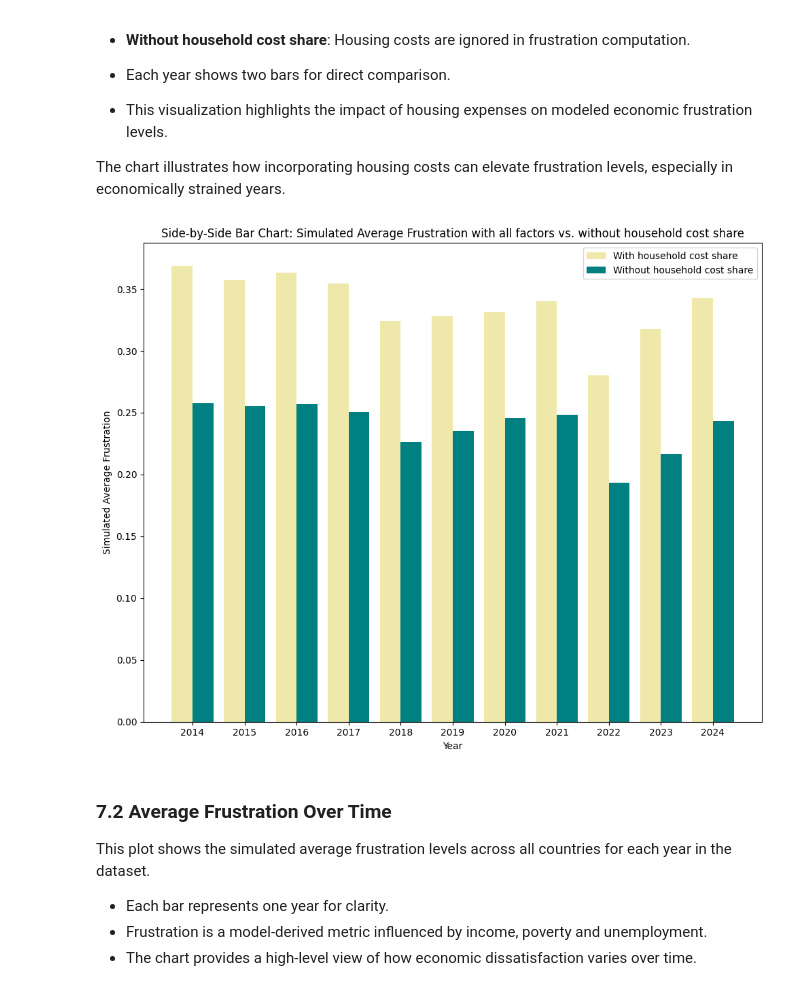
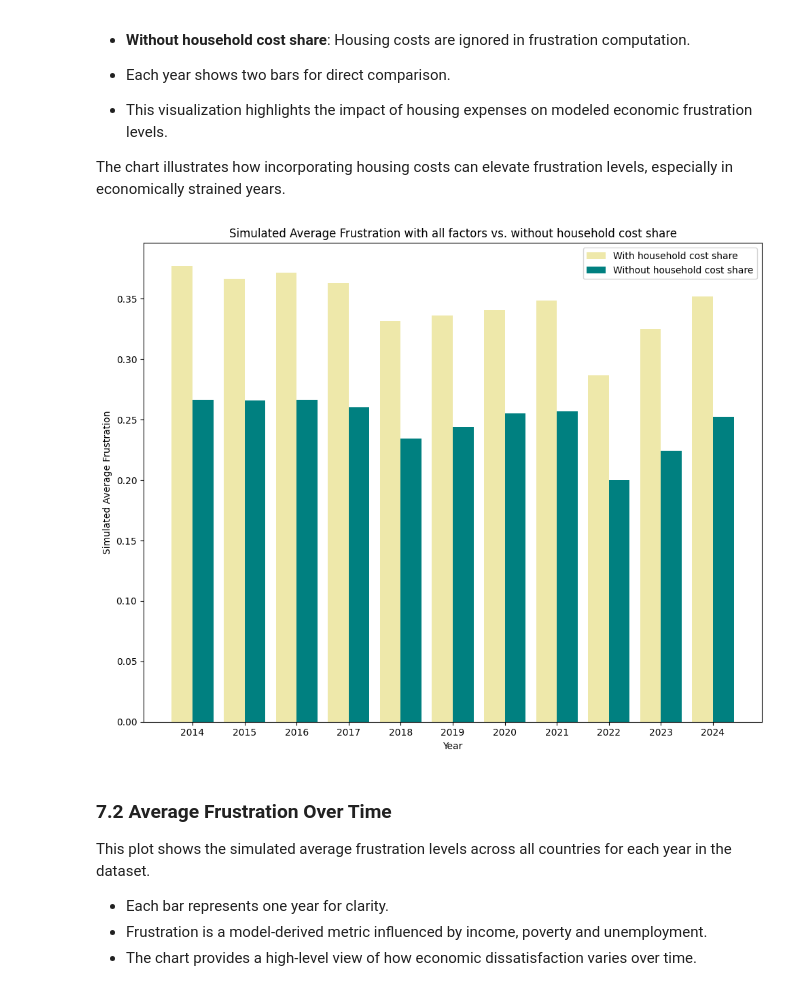
Before and after one commit to tinasophie15/CMSS_Project_Group_15, a Jupyter notebook: src/cmss_group_15.ipynb, the cells around one changed output. Cells and saved outputs as stored; diff of their text form; code cells hidden in the pictures.

```diff
--- a/src/cmss_group_15.ipynb
+++ b/src/cmss_group_15.ipynb
@@ -351,7 +351,7 @@ class PersonAgent(Agent):
         self.frustration = float(max(0, (region_avg - self.effective_income) / region_avg))
         self.frustration = float(min(1, self.frustration + self.unemployment_rate  * 0.5))
         if self.poverty_flag:
-            self.frustration = float(min(1, self.frustration + 0.2))  # amplify if in poverty
+            self.frustration = float(min(1, self.frustration + 0.25))  # amplify if in poverty
 
     def step(self) -> None:
         partner: PersonAgent = self.random.choice(self.model.agents)
@@ -363,8 +363,8 @@ class PersonAgent(Agent):
         if delta < self.tolerance and delta < partner.tolerance:
             mu = self.model.mu
             opinion1, opinion2 = self.opinion, partner.opinion
-            self.opinion += mu * (opinion2 - opinion1) + noise1
-            partner.opinion += mu * (opinion1 - opinion2) + noise2
+            self.opinion += mu * (opinion2 - opinion1) * (1-self.frustration) + noise1
+            partner.opinion += mu * (opinion1 - opinion2) * (1-partner.frustration) + noise2
             # Ensure to stay in a valid range
             self.opinion = min(max(self.opinion, 0), 1)
             partner.opinion = min(max(partner.opinion, 0), 1)
@@ -442,6 +454,9 @@ class InequalityModel(Model):
 mean_frustrations_over_years_all_factors = {}
 mean_frustrations_dict_over_years_all_factors = {}
 mean_opinions_over_years_all_factors = {}
+mean_opinions_dict_over_years_all_factors = {}
+std_opinions_over_years_all_factors = {}
+std_opinions_dict_over_years_all_factors = {}
 poverty_dict_all_factors = {}
 poverty_mean_all_factors = {}
 
@@ -453,19 +468,25 @@ for year in relevant_years:
     df_region_data = merge_dataframes([mean_incomes, gini_coefficients, household_costs, unemployment_rate], key="geo")
 
     model = InequalityModel(region_data=df_region_data, synthetic_incomes=income_distributions[year], agents_per_region=NUM_AGENTS_PER_REGION, mu=SHIFT_RATE)
-    model_df, agent_df = model.run_simulation(NUM_STEPS)
+    model_df_sim_1, agent_df_sim_1 = model.run_simulation(NUM_STEPS)
 
-    mean_frustrations_over_years_all_factors[year] = model_df["FrustrationMean"].values[0]
-    mean_frustrations_dict_over_years_all_factors[year] = model_df["FrustrationMeanByRegion"]
-    mean_opinions_over_years_all_factors[year] = model_df["OpinionMean"].values[0]
-    poverty_mean_all_factors[year] = model_df["poverty_mean"].values[0]
-    poverty_dict_all_factors[year] = model_df["PovertyMeanByRegion"]
+    mean_frustrations_over_years_all_factors[year] = model_df_sim_1["FrustrationMean"].values[0]
+    mean_frustrations_dict_over_years_all_factors[year] = model_df_sim_1["FrustrationMeanByRegion"]
+    mean_opinions_over_years_all_factors[year] = model_df_sim_1["OpinionMean"].values[0]
+    mean_opinions_dict_over_years_all_factors[year] = model_df_sim_1["OpinionMeanByRegion"]
+    std_opinions_over_years_all_factors[year] = model_df_sim_1["OpinionSTD"].values[0]
+    std_opinions_dict_over_years_all_factors[year] = model_df_sim_1["OpinionSTDByRegion"]
+    poverty_mean_all_factors[year] = model_df_sim_1["poverty_mean"].values[0]
+    poverty_dict_all_factors[year] = model_df_sim_1["PovertyMeanByRegion"]
 # %% [markdown]
 ### 6.2 Run model and exclude only household share costs
 # %%
 mean_frustrations_over_years_exclude_household_share = {}
 mean_frustrations_dict_over_years_exclude_household_share = {}
 mean_opinions_over_years_exclude_household_share = {}
+mean_opinions_dict_over_years_exclude_household_share = {}
+std_opinions_over_years_exclude_household_share = {}
+std_opinions_dict_over_years_exclude_household_share = {}
 poverty_dict_exclude_household_share = {}
 poverty_mean_exclude_household_share = {}
 
@@ -476,10 +497,13 @@ for year in relevant_years:
     df_region_data = merge_dataframes([mean_incomes, gini_coefficients, unemployment_rate], key="geo")
 
     model = InequalityModel(region_data=df_region_data, synthetic_incomes=income_distributions[year], agents_per_region=NUM_AGENTS_PER_REGION, mu=SHIFT_RATE)
-    model_df, agent_df = model.run_simulation(NUM_STEPS)
+    model_df_sim_2, agent_df_sim_2 = model.run_simulation(NUM_STEPS)
 
-    mean_frustrations_over_years_exclude_household_share[year] = model_df["FrustrationMean"].values[0]
-    mean_frustrations_dict_over_years_exclude_household_share[year] = model_df["FrustrationMeanByRegion"]
-    mean_opinions_over_years_exclude_household_share[year] = model_df["OpinionMean"].values[0]
-    poverty_mean_exclude_household_share[year] = model_df["poverty_mean"].values[0]
-    poverty_dict_exclude_household_share[year] = model_df["PovertyMeanByRegion"]
+    mean_frustrations_over_years_exclude_household_share[year] = model_df_sim_2["FrustrationMean"].values[0]
+    mean_frustrations_dict_over_years_exclude_household_share[year] = model_df_sim_2["FrustrationMeanByRegion"]
+    mean_opinions_over_years_exclude_household_share[year] = model_df_sim_2["OpinionMean"].values[0]
+    mean_opinions_dict_over_years_exclude_household_share[year] = model_df_sim_2["OpinionMeanByRegion"]
+    std_opinions_over_years_exclude_household_share[year] = model_df_sim_2["OpinionSTD"].values[0]
+    std_opinions_dict_over_years_exclude_household_share[year] = model_df_sim_2["OpinionSTDByRegion"]
+    poverty_mean_exclude_household_share[year] = model_df_sim_2["poverty_mean"].values[0]
+    poverty_dict_exclude_household_share[year] = model_df_sim_2["PovertyMeanByRegion"]
@@ -500,23 +546,23 @@ The chart illustrates how incorporating housing costs can elevate frustration le
 # %%
 x = np.arange(len(relevant_years))  # numeric positions for shared years
 bar_width = 0.4
 
 # Plot bars
 plt.figure(figsize=(10, 8))
 plt.bar(x - bar_width/2, list(mean_frustrations_over_years_all_factors.values()), width=bar_width, label='With household cost share', color='palegoldenrod')
 plt.bar(x + bar_width/2, list(mean_frustrations_over_years_exclude_household_share.values()), width=bar_width, label='Without household cost share', color='teal')
 
 # Axis labels and ticks
 plt.xticks(x, relevant_years)
 plt.xlabel("Year")
 plt.ylabel("Simulated Average Frustration")
-plt.title("Side-by-Side Bar Chart: Simulated Average Frustration with all factors vs. without household cost share")
+plt.title("Simulated Average Frustration with all factors vs. without household cost share")
 plt.legend()
 plt.tight_layout()
 plt.savefig(result_dir.joinpath("average_frustration_with_and_without_household_cost_share.pdf"), format="pdf")
 plt.show()
 # %% [output]
-[figure, old version]
+[figure, new version]
 # %% [markdown]
 ### 7.2 Average Frustration Over Time
 
```
Also changed, not shown: parts of 22 cells of this notebook, 15 other files.
